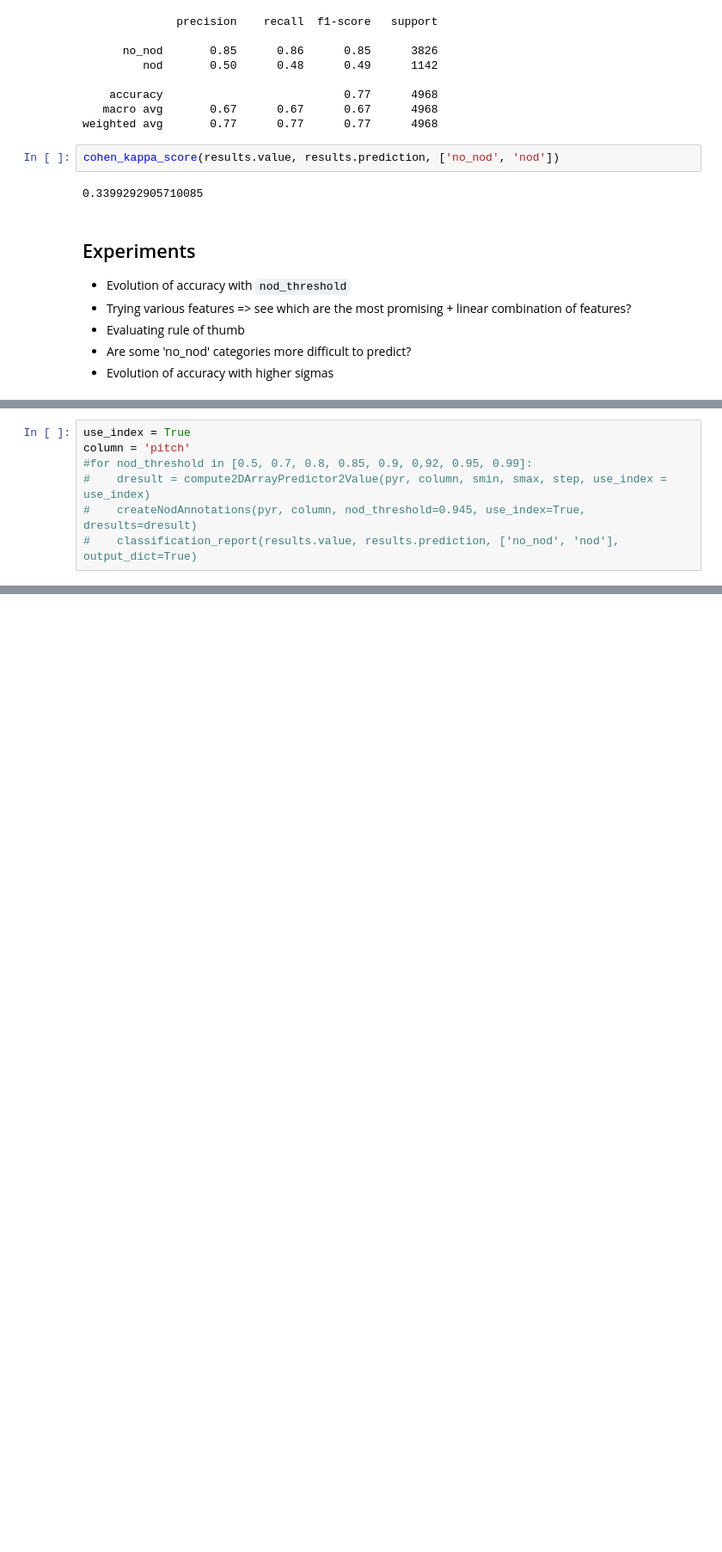
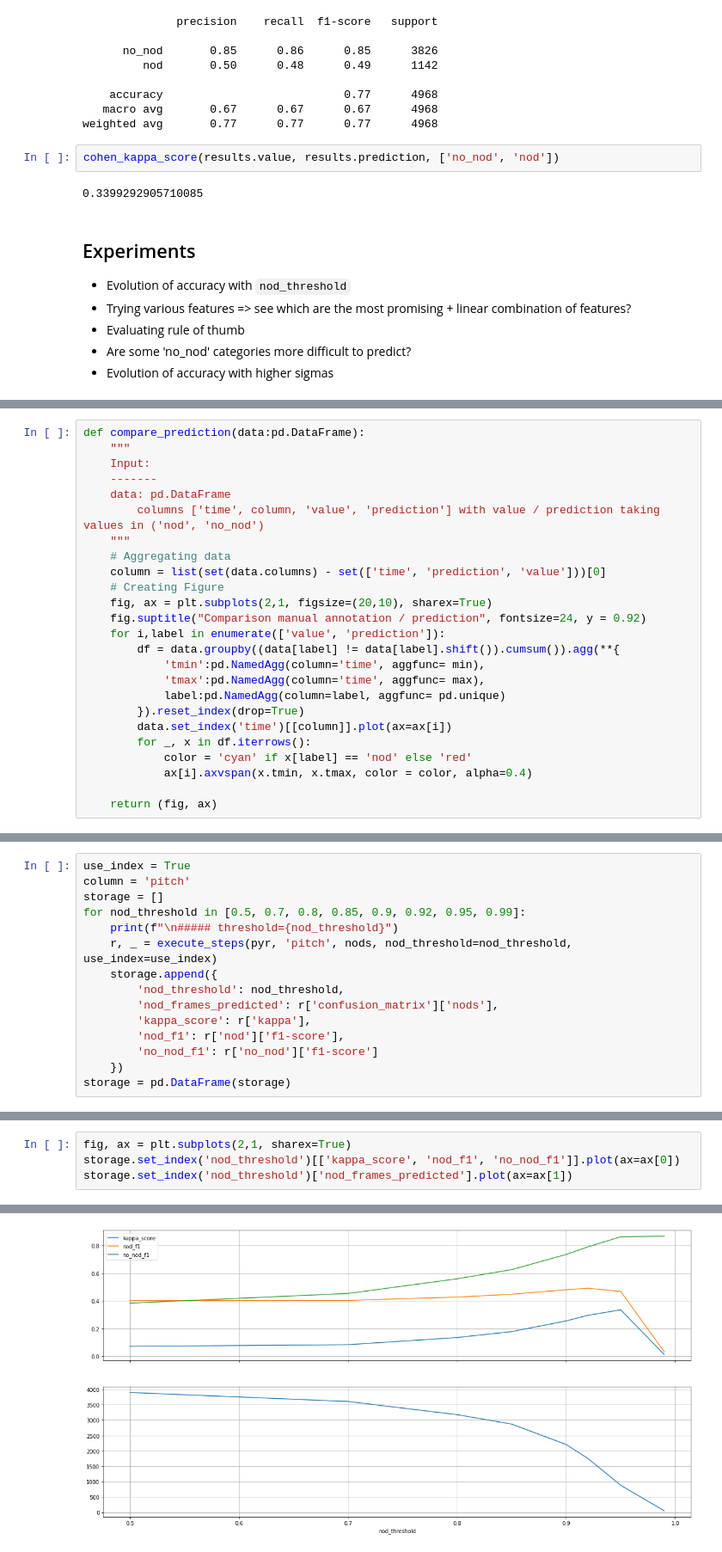
Before and after one commit to ejmaes/HMAD_prediction, a Jupyter notebook: prediction.ipynb, the cells around one changed output, grey strips where cells are left out. Shown at 86% size. Saved outputs shown, nothing was run; the diff lists cells and outputs as text; blank space fills up the shorter version.

Commit message:
Add: first experiments in prediction.ipynb

```diff
--- a/prediction.ipynb
+++ b/prediction.ipynb
@@ -230,0 +266,25 @@ cohen_kappa_score(results.value, results.prediction, ['no_nod', 'nod'])
+# %%
+def compare_prediction(data:pd.DataFrame):
+    """
+    Input:
+    -------
+    data: pd.DataFrame
+        columns ['time', column, 'value', 'prediction'] with value / prediction taking values in ('nod', 'no_nod')
+    """
+    # Aggregating data
+    column = list(set(data.columns) - set(['time', 'prediction', 'value']))[0]
+    # Creating Figure
+    fig, ax = plt.subplots(2,1, figsize=(20,10), sharex=True)
+    fig.suptitle("Comparison manual annotation / prediction", fontsize=24, y = 0.92)
+    for i,label in enumerate(['value', 'prediction']):
+        df = data.groupby((data[label] != data[label].shift()).cumsum()).agg(**{
+            'tmin':pd.NamedAgg(column='time', aggfunc= min),
+            'tmax':pd.NamedAgg(column='time', aggfunc= max),
+            label:pd.NamedAgg(column=label, aggfunc= pd.unique)
+        }).reset_index(drop=True)
+        data.set_index('time')[[column]].plot(ax=ax[i])
+        for _, x in df.iterrows():
+            color = 'cyan' if x[label] == 'nod' else 'red'
+            ax[i].axvspan(x.tmin, x.tmax, color = color, alpha=0.4)
+
+    return (fig, ax)
@@ -231,7 +343,15 @@ cohen_kappa_score(results.value, results.prediction, ['no_nod', 'nod'])
 # %%
 use_index = True
 column = 'pitch'
-#for nod_threshold in [0.5, 0.7, 0.8, 0.85, 0.9, 0,92, 0.95, 0.99]:
-#    dresult = compute2DArrayPredictor2Value(pyr, column, smin, smax, step, use_index = use_index)
-#    createNodAnnotations(pyr, column, nod_threshold=0.945, use_index=True, dresults=dresult)
-#    classification_report(results.value, results.prediction, ['no_nod', 'nod'], output_dict=True)
+storage = []
+for nod_threshold in [0.5, 0.7, 0.8, 0.85, 0.9, 0.92, 0.95, 0.99]:
+    print(f"\n##### threshold={nod_threshold}")
+    r, _ = execute_steps(pyr, 'pitch', nods, nod_threshold=nod_threshold, use_index=use_index)
+    storage.append({
+        'nod_threshold': nod_threshold,
+        'nod_frames_predicted': r['confusion_matrix']['nods'],
+        'kappa_score': r['kappa'],
+        'nod_f1': r['nod']['f1-score'],
+        'no_nod_f1': r['no_nod']['f1-score']
+    })
+storage = pd.DataFrame(storage)
@@ -237,0 +376,5 @@ column = 'pitch'
+# %%
+fig, ax = plt.subplots(2,1, sharex=True)
+storage.set_index('nod_threshold')[['kappa_score', 'nod_f1', 'no_nod_f1']].plot(ax=ax[0])
+storage.set_index('nod_threshold')['nod_frames_predicted'].plot(ax=ax[1])
+# %% [output]
@@ -237,0 +382 @@ column = 'pitch'
+[figure, added]
```
Also changed, not shown: parts of 19 cells of this notebook, 1 other file.
